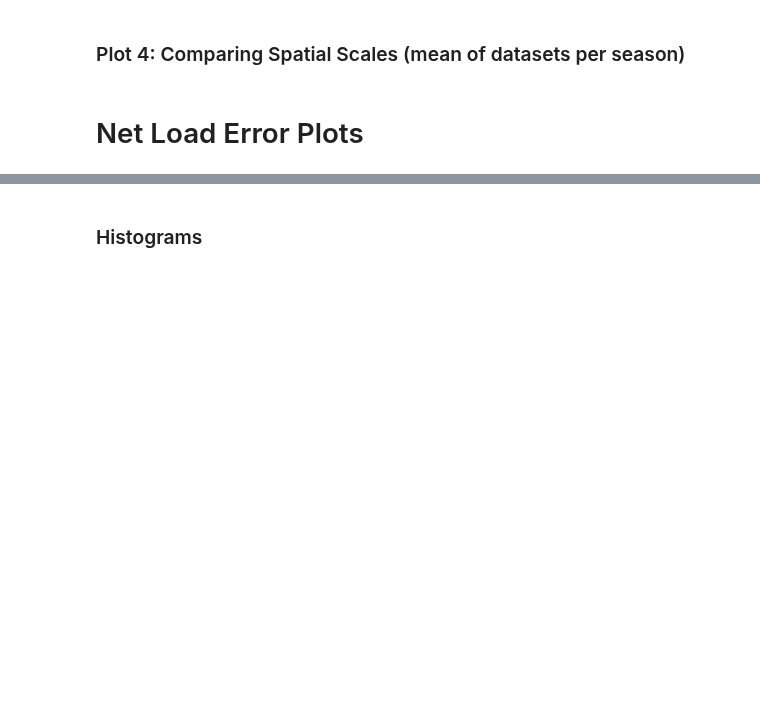
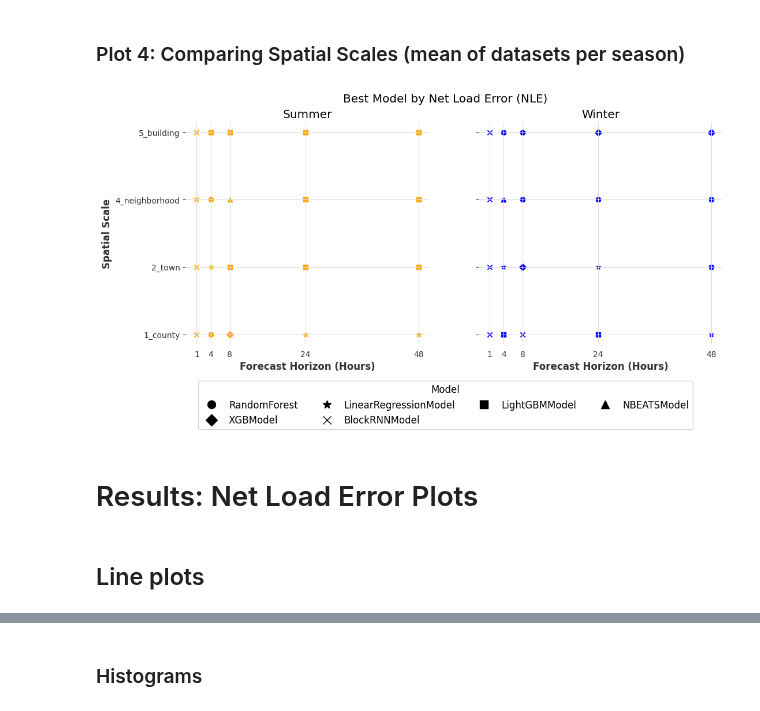
Before and after one commit to NikolausHouben/City-Scale-Electricity-Use-Prediction, a Jupyter notebook: bin/synthesis.ipynb, the cells around one changed output, grey strips where cells are left out. Cells and saved outputs as stored; diff of their text form; code cells hidden in the pictures; blank space fills up the shorter version.

Commit message:
more results

```diff
--- a/bin/synthesis.ipynb
+++ b/bin/synthesis.ipynb
@@ -555,7 +548,7 @@ for format in ['png', 'pdf']:
 # %% [markdown]
 ### Plot 4: Comparing Spatial Scales (mean of datasets per season)
 # %%
-metric_of_interest = "mape"
+metric_of_interest = "nle"
 
 df_metrics_all_scales = pd.DataFrame()
 
@@ -596,35 +589,36 @@ for i, ax in enumerate(axs):
             if season == 'Winter':
                 ax.scatter(x, y, marker=shape, label=label, color=season2color[season])
             else:
                 ax.scatter(x, y, marker=shape, label=label, color=season2color[season])
             if label not in legend_labels:
                 model_handle = mlines.Line2D([], [], color="black", marker=shape, linestyle='None', markersize=10, label=model_label)
                 legend_labels.append(label)
                 legend_handles.append(model_handle)
 
     # Set the x ticks and labels
     ax.set_xticks([1, 4, 8, 24, 48])
     ax.set_xlabel('Forecast Horizon (Hours)')
 
 
-
-
     # Set the y label
     if i == 0:
         ax.set_ylabel('Spatial Scale')
 
     # Set the title for each subplot
     ax.set_title(f'{season}')
 
 
 # Create a single legend for all subplots
 fig.legend(handles=legend_handles, labels=legend_labels, title='Model', loc='lower center', bbox_to_anchor=(0.5, -0.2), ncol=4, frameon=True)
 
 fig.suptitle(f'Best Model by {metric_dict[metric_of_interest]}')
 # Adjust the spacing between subplots
-#fig.tight_layout()
 
 # Show the plot
 plt.show()
+# %% [output]
+[figure, added]
 # %% [markdown]
-# Net Load Error Plots
+# Results: Net Load Error Plots
+# %% [markdown]
+## Line plots
```
Also changed, not shown: parts of 40 cells of this notebook, 40 other files.
